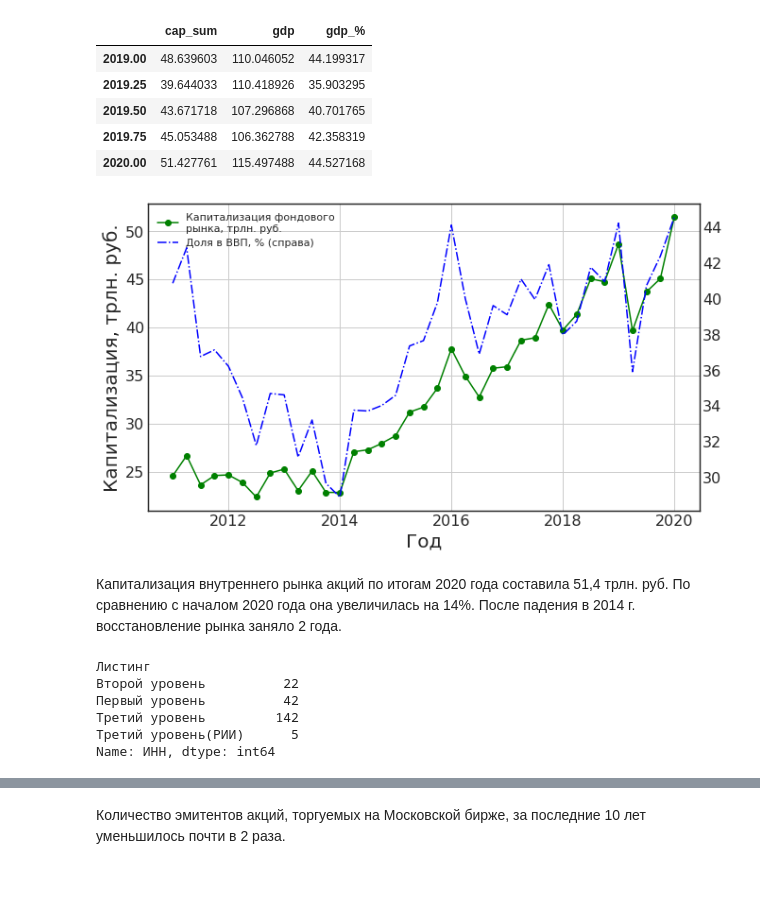
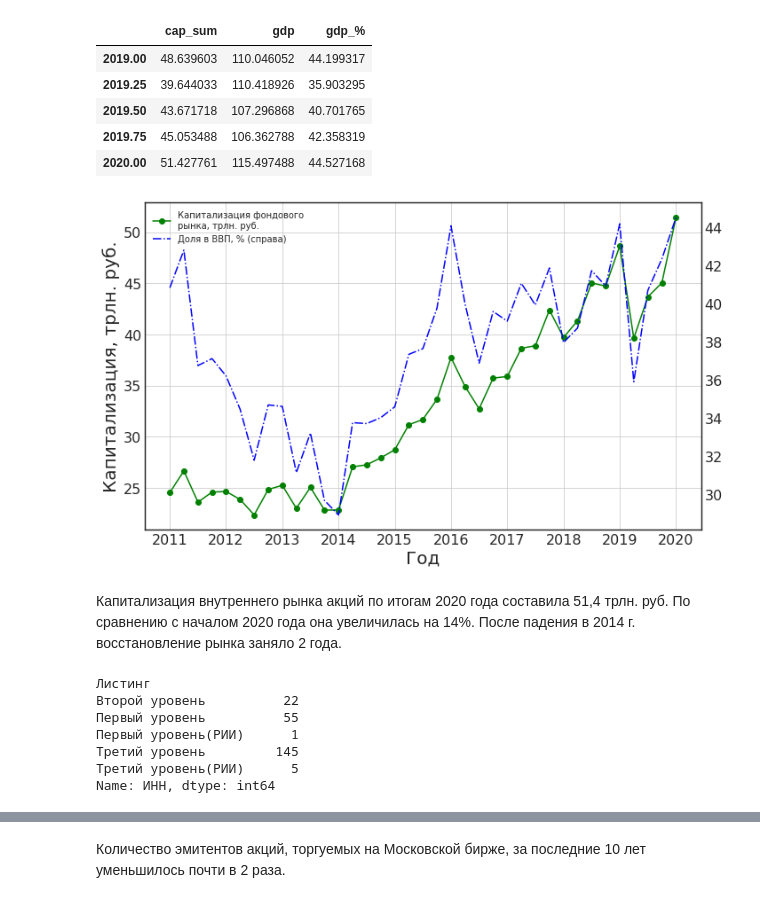
Before and after one commit to kostya-gh/stocks_prediction, a Jupyter notebook: market_cap.ipynb, the cells around one changed output, grey strips where cells are left out. Cells and saved outputs as stored; diff of their text form; code cells hidden in the pictures.

Commit message:
Draw some graph

```diff
--- a/market_cap.ipynb
+++ b/market_cap.ipynb
@@ -8,7 +7,10 @@ import seaborn as sns
 # %%
 plt.style.use('seaborn-white')
+# %%
+picts_loc = '/mnt/c/Users/Kostya/Pictures/Screenshots/'
+data_loc = '/mnt/c/Users/Kostya/data/'
 # %%
-df = pd.read_csv('market_cap.csv', sep=';', decimal=',', index_col=0)
+df = pd.read_csv(data_loc + 'market_cap.csv', sep=';', decimal=',', index_col=0)
 df.head()
 # %% [output]
 |  | name | category | id | volume | price | cap | volume_2012_1 | price_2012_1 | cap_2012_1 | ... |
@@ -44,37 +46,42 @@ cap_data.tail()
 # %%
 fig, ax = plt.subplots(figsize=(10, 6), tight_layout=True)
 
 cap_data['cap_sum'].plot(label='Капитализация фондового\nрынка, трлн. руб.',
                          legend=True,
                          fontsize=16,
                          marker='o',
                          color='green',
                          ax=ax)
 cap_data['gdp_%'].plot(secondary_y=True,
                        label='Доля в ВВП, % (справа)',
                        legend=True,
                        mark_right=False,
                        fontsize=16,
                        linestyle='dashdot',
                        color='blue',
                        ax=ax)
-
 ax.set_xlabel('Год', fontsize=20)
 ax.set_ylabel('Капитализация, трлн. руб.', fontsize=20)
 ax.grid()
+plt.xticks(ticks=cap_data.index[::4])
 
-fig.savefig('market_cap.png', dpi=180)
+
+fig.savefig(picts_loc + 'market_cap.png', dpi=180)
 # %% [output]
-[figure, old version]
+[figure, new version]
 # %% [markdown]
   Капитализация внутреннего рынка акций по итогам 2020 года составила 51,4 трлн. руб. По сравнению с началом 2020 года она увеличилась на 14%. После падения в 2014 г. восстановление рынка заняло 2 года.
 # %%
-df_cap = pd.read_excel('list-archive-01122020.xlsx', sheet_name=0, header=0, engine='openpyxl')
-df_cap[df_cap['Тип ценной бумаги'] == 'Акция обыкновенная'].groupby('Листинг')['ИНН'].count()
+df_cap = pd.read_excel(data_loc + 'list-archive-01122020.xlsx', sheet_name=0, header=0, engine='openpyxl')
+df_cap[df_cap['Тип ценной бумаги'].isin(['Депозитарные расписки иностранного эмитента на акции',
+                                         'Акции иностранного эмитента', 'Акция обыкновенная',
+                                         'Российская депозитарная расписка']) & df_cap['ИНН'].notnull()
+      ].groupby('Листинг')['ИНН'].count()
 # %% [output]
 Листинг
 Второй уровень          22
-Первый уровень          42
-Третий уровень         142
+Первый уровень          55
+Первый уровень(РИИ)      1
+Третий уровень         145
 Третий уровень(РИИ)      5
 Name: ИНН, dtype: int64
```
Also changed, not shown: parts of 8 cells of this notebook, 1 other file.
